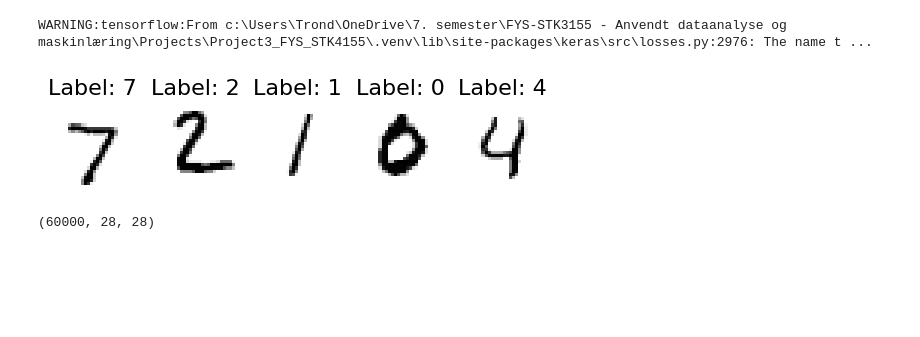
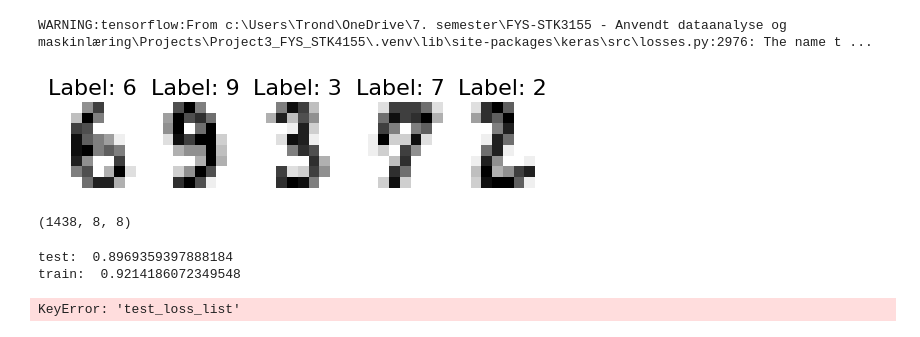
Before and after one commit to jonatanwins/Project3_FYS_STK4155, a Jupyter notebook: Runs/c_convolutional.ipynb, the cells around one changed output. Saved outputs shown, nothing was run; the diff lists cells and outputs as text; code cells hidden in the pictures; blank space fills up the shorter version.

```diff
--- a/Runs/c_convolutional.ipynb
+++ b/Runs/c_convolutional.ipynb
@@ -34,16 +34,16 @@ WARNING:tensorflow:From c:\Users\Trond\OneDrive\7. semester\FYS-STK3155 - Anvend
 # %%
 # download MNIST dataset
 X_train, y_train, X_test, y_test = load_MNIST_28(flatten_images=False)
-# X_train, y_train, X_test, y_test = load_MNIST_8(flatten_images=True)
+X_train, y_train, X_test, y_test = load_MNIST_8(flatten_images=False)
 
 # Display some images
 plot_some_imgs(X_test, y_test)
 # %% [output]
-[figure, old version]
+[figure, new version]
 # %%
 print(X_train.shape)
 # %% [output]
-(60000, 28, 28)
+(1438, 8, 8)
 # %%
 def single_run(X_train, X_test, y_train, y_test,
                window_size_list=[3, 4],
@@ -64,6 +64,7 @@ def single_run(X_train, X_test, y_train, y_test,
     # Create gradient from loss function
     loss_func = jit(loss_func_and_name[0](model=model, lam=lam))
     loss_grad = jit(grad(loss_func))
+    accuracy_func = jit(accuracy_func_method(model))
 
     # (usually MSE) loss function for evaluation
     if plot_or_not:
@@ -84,8 +85,8 @@ def single_run(X_train, X_test, y_train, y_test,
         plot_test_results(result["test_loss_list"], result["train_loss_list"], ylabel="CE")
 
     # Add accuracy scores
-    result["test_accuracy"]  = accuracy_func(model, result["beta_final"], X_test, y_test)
-    result["train_accuracy"] = accuracy_func(model, result["beta_final"], X_train, y_train)
+    result["test_accuracy"]  = float(accuracy_func(result["beta_final"], X_test, y_test))
+    result["train_accuracy"] = float(accuracy_func(result["beta_final"], X_train, y_train))
     # Also store the model for potential later use
     result["model"] = model
 
@@ -106,8 +107,8 @@ def single_run(X_train, X_test, y_train, y_test,
         # Possibility of storing run with fewer epochs
         if intermediate_epochs is not None:
             for ie, be in zip(intermediate_epochs, result["beta_intermediate"]):
-                _dict_to_store = {"test_accuracy"     : accuracy_func(model, be, X_test, y_test),
-                                  "train_accuracy"    : accuracy_func(model, be, X_train, y_train),
+                _dict_to_store = {"test_accuracy"     : float(accuracy_func(be, X_test, y_test)),
+                                  "train_accuracy"    : float(accuracy_func(be, X_train, y_train)),
                                   "epochs"            : ie} | _dict_to_store
 
                 append_run_to_file(result_filepath, _dict_to_store)
@@ -129,10 +130,14 @@ lam = 0.00001
 result = single_run(X_train, X_test, y_train, y_test,
                     lr=lr, lam=lam,
                     epochs=epochs, batch_size=batch_size,
-                    plot_or_not=True, result_filepath="test.json")
+                    plot_or_not=False, result_filepath="test.json")
 
 print("test: ", result["test_accuracy"])
 print("train: ", result["train_accuracy"])
 
 print("CE test: ", result["test_loss_list"][-1])
 print("CE train: ", result["train_loss_list"][-1])
+# %% [output]
+test:  0.8969359397888184
+train:  0.9214186072349548
+KeyError: 'test_loss_list'
```
Also changed, not shown: parts of 2 cells of this notebook, 5 other files.
